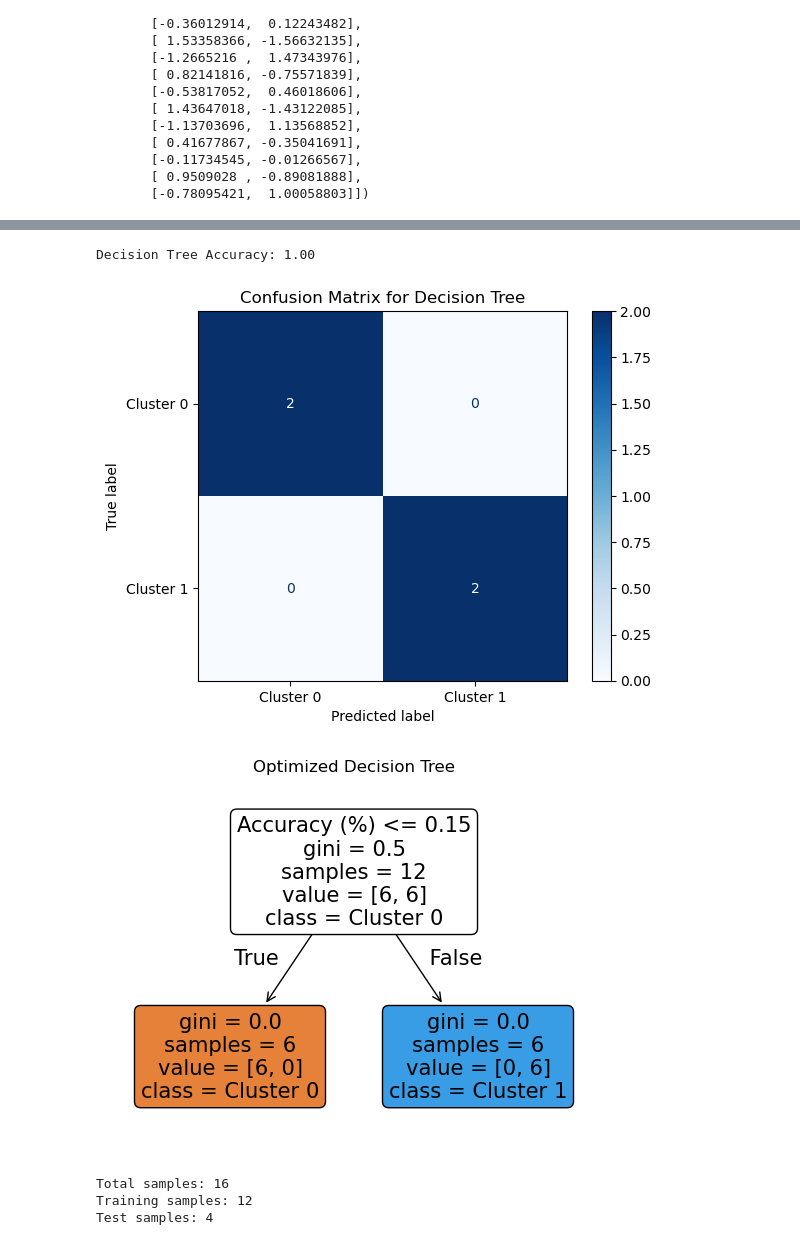
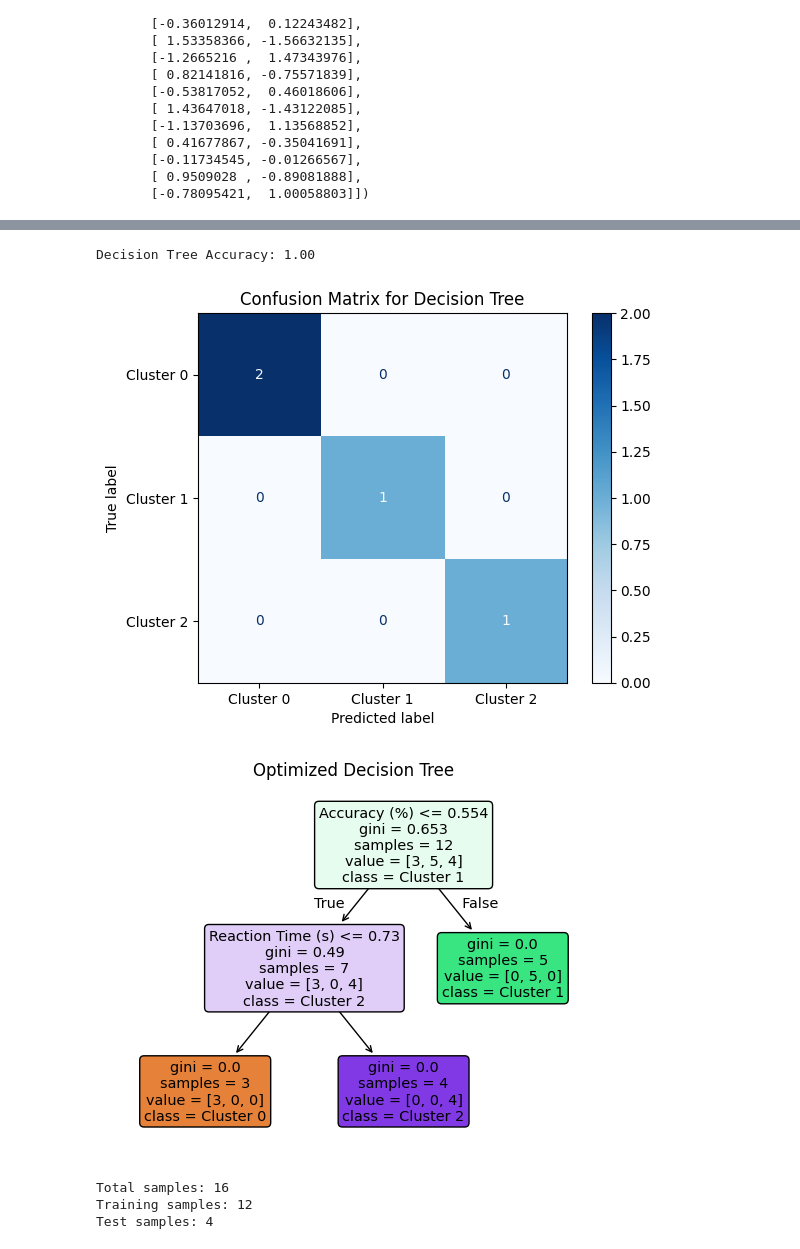
Before and after one commit to Raiyankhan640/Khan_Raiyan_Ibne_Reza_2221236042_CSE445, a Jupyter notebook: Folder 1/mini_project_1.ipynb, the cells around one changed output, grey strips where cells are left out. Cells and saved outputs as stored; diff of their text form; code cells hidden in the pictures.

```diff
--- a/Folder 1/mini_project_1.ipynb
+++ b/Folder 1/mini_project_1.ipynb
@@ -73,6 +73,6 @@ plt.show()
 # %%
-#From the graph we see, At K=1 to K=2 the value of intertia signeficantly drops. That's why we are choosing K=2
-k = 2
+#From the graph we see, after K=3 the graph is changing slowly. That's why we took K=3
+k = 3
 kmeans = KMeans(n_clusters=k, random_state=42)
 df["Cluster"] = kmeans.fit_predict(X_preprocessed)
 
@@ -161,32 +161,33 @@ plt.show()
 # %%
 #Training Decision Tree Model with best Parameters
 dt = best_params['Decision Tree'].fit(X_train, y_train)
 y_pred = dt.predict(X_test)
 
 accuracy = accuracy_score(y_test, y_pred)
 print(f"Decision Tree Accuracy: {accuracy:.2f}")
 
 #Confusion Matrix
 cm = confusion_matrix(y_test, y_pred)
-disp = ConfusionMatrixDisplay(cm, display_labels=['Cluster 0', 'Cluster 1'])
+disp = ConfusionMatrixDisplay(cm, display_labels=['Cluster 0', 'Cluster 1', 'Cluster 2'])
 disp.plot(cmap='Blues')
 plt.title('Confusion Matrix for Decision Tree')
 plt.show()
-
-#Visualize the Decision Tree
-# Extracting the actual DecisionTreeClassifier from the pipeline
-tree_classifier = dt.named_steps['classifier']  # Access the classifier step in the pipeline
-plot_tree(tree_classifier,
-          feature_names=['Accuracy (%)', 'Reaction Time (s)'],
-          class_names=['Cluster 0', 'Cluster 1'],
-          filled=True,
-          rounded=True)
-plt.title("Optimized Decision Tree")
-plt.show()
 # %% [output]
 Decision Tree Accuracy: 1.00
-[figure, old version]
+[figure, new version]
-[figure, removed]
+# %%
+#Visualize the Decision Tree
+# Extracting the actual DecisionTreeClassifier from the pipeline
+tree_classifier = dt.named_steps['classifier']
+plot_tree(tree_classifier,
+          feature_names=['Accuracy (%)', 'Reaction Time (s)'],
+          class_names=['Cluster 0', 'Cluster 1', 'Cluster 2'],
+          filled=True,
+          rounded=True)
+plt.title("Optimized Decision Tree")
+plt.show()
+# %% [output]
+[figure, added]
 # %%
 print(f"Total samples: {len(X_preprocessed)}")
 print(f"Training samples: {len(X_train)}")
```
Also changed, not shown: parts of 6 cells of this notebook.
